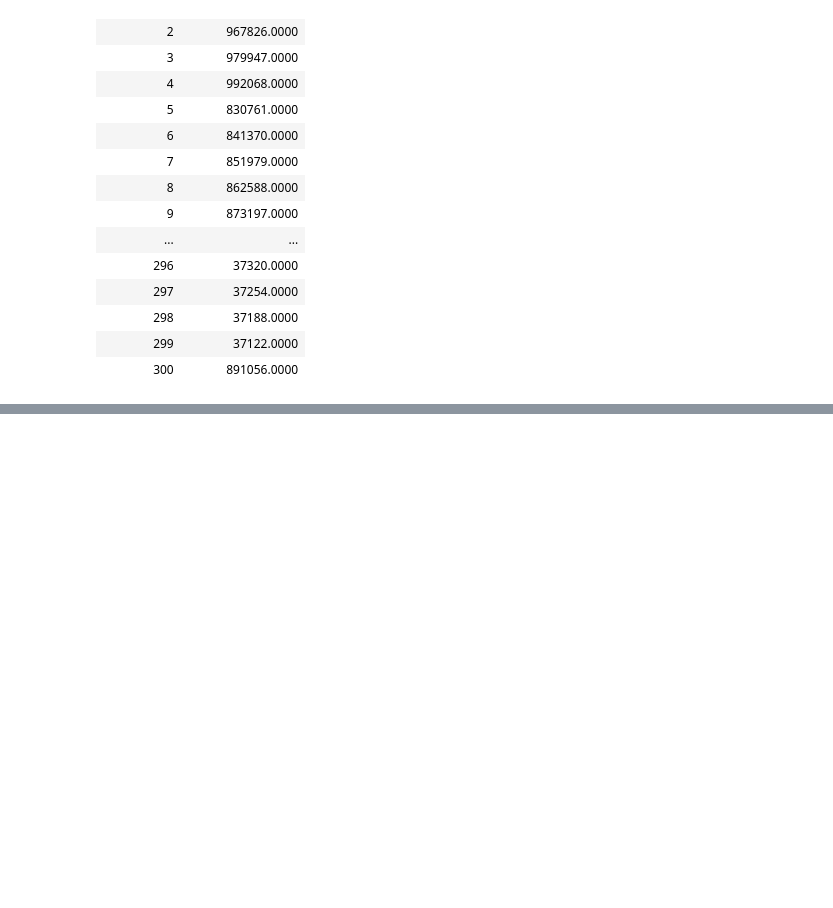
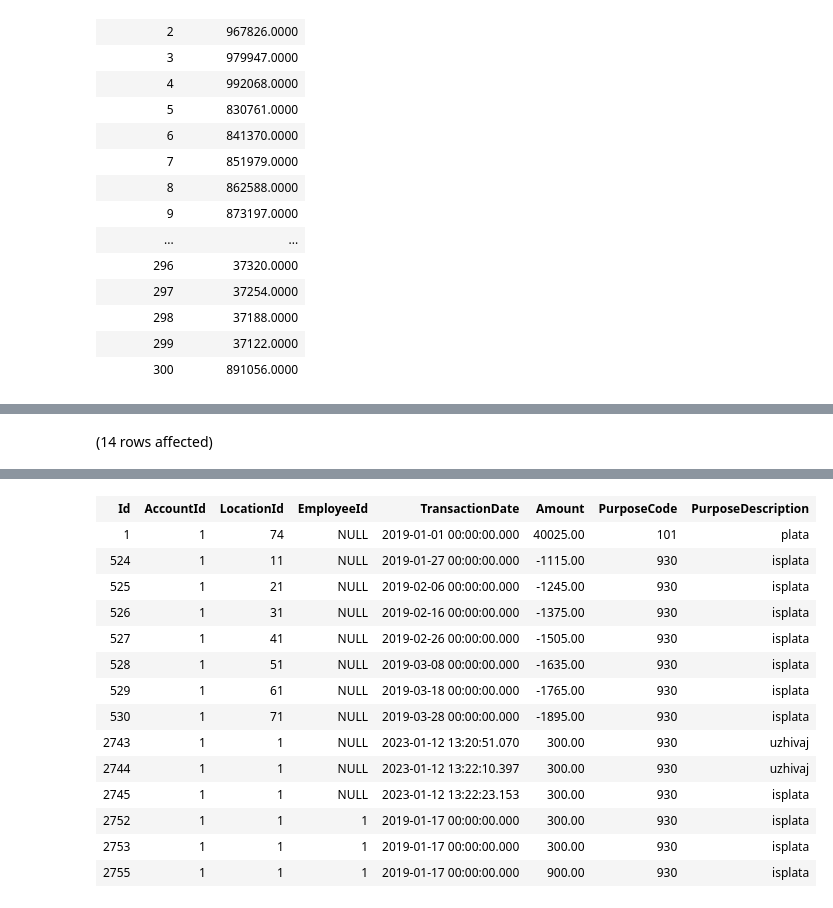
Before and after one commit to Miss4Chan/Databases, a Jupyter notebook: lab6.ipynb, the cells around one changed output, grey strips where cells are left out. Saved outputs shown, nothing was run; the diff lists cells and outputs as text; code cells hidden in the pictures; blank space fills up the shorter version.

```diff
--- a/lab6.ipynb
+++ b/lab6.ipynb
@@ -120,0 +268,7 @@ Total execution time: 00:00:00.040
+# %%
+with cte as (select top 1.Id from Customer c where c.FirstName='Aleksandra' order by c.Id)
+select ad.* from Account a join cte cte on cte.Id = a.CustomerId
+join AccountDetails ad on a.Id = ad.AccountId
+join Currency c on a.CurrencyId=c.ID and c.code = '807' and c.Name = 'Denar'
+# %% [output]
+(14 rows affected)
@@ -120,0 +276,15 @@ Total execution time: 00:00:00.040
+| Id | AccountId | LocationId | EmployeeId | TransactionDate | Amount | PurposeCode | PurposeDescription |
+| 1 | 1 | 74 | NULL | 2019-01-01 00:00:00.000 | 40025.00 | 101 | plata |
+| 524 | 1 | 11 | NULL | 2019-01-27 00:00:00.000 | -1115.00 | 930 | isplata |
+| 525 | 1 | 21 | NULL | 2019-02-06 00:00:00.000 | -1245.00 | 930 | isplata |
+| 526 | 1 | 31 | NULL | 2019-02-16 00:00:00.000 | -1375.00 | 930 | isplata |
+| 527 | 1 | 41 | NULL | 2019-02-26 00:00:00.000 | -1505.00 | 930 | isplata |
+| 528 | 1 | 51 | NULL | 2019-03-08 00:00:00.000 | -1635.00 | 930 | isplata |
+| 529 | 1 | 61 | NULL | 2019-03-18 00:00:00.000 | -1765.00 | 930 | isplata |
+| 530 | 1 | 71 | NULL | 2019-03-28 00:00:00.000 | -1895.00 | 930 | isplata |
+| 2743 | 1 | 1 | NULL | 2023-01-12 13:20:51.070 | 300.00 | 930 | uzhivaj |
+| 2744 | 1 | 1 | NULL | 2023-01-12 13:22:10.397 | 300.00 | 930 | uzhivaj |
+| 2745 | 1 | 1 | NULL | 2023-01-12 13:22:23.153 | 300.00 | 930 | isplata |
+| 2752 | 1 | 1 | 1 | 2019-01-17 00:00:00.000 | 300.00 | 930 | isplata |
+| 2753 | 1 | 1 | 1 | 2019-01-17 00:00:00.000 | 300.00 | 930 | isplata |
+| 2755 | 1 | 1 | 1 | 2019-01-17 00:00:00.000 | 900.00 | 930 | isplata |
```
Also changed, not shown: parts of 13 cells of this notebook.
